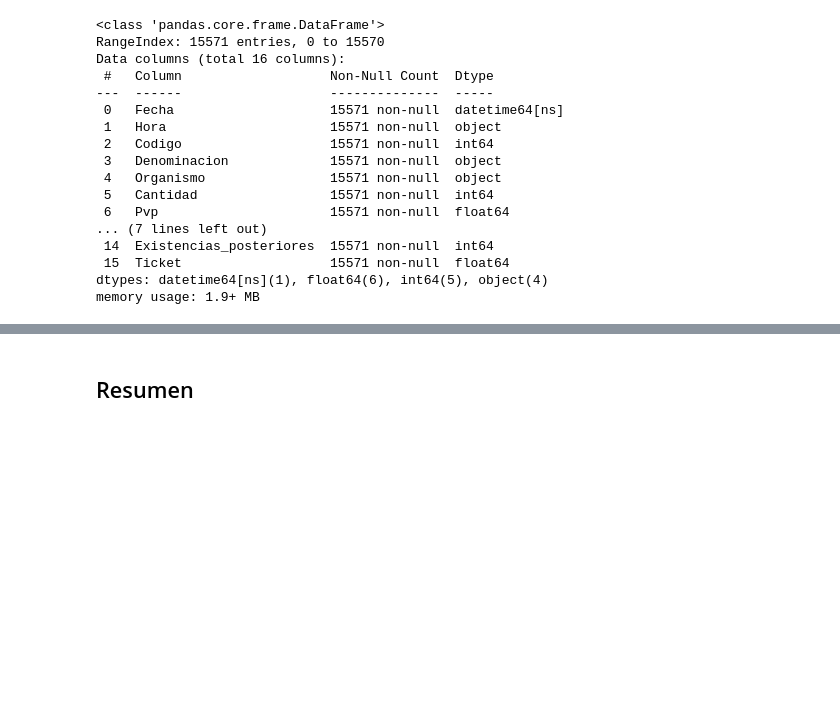
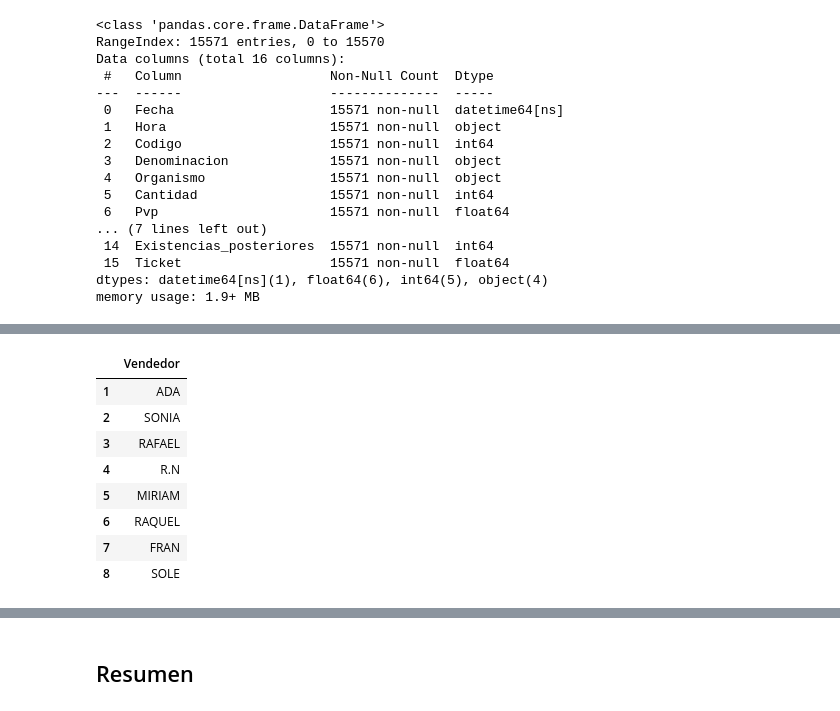
Before and after one commit to Blanca95/Final_proyect_SME_real_case, a Jupyter notebook: notebook/1_ETL.ipynb, the cells around one changed output, grey strips where cells are left out. Cells and saved outputs as stored; diff of their text form; code cells hidden in the pictures; blank space fills up the shorter version.

```diff
--- a/notebook/1_ETL.ipynb
+++ b/notebook/1_ETL.ipynb
@@ -217,0 +231,15 @@ AttributeError: module 'funciones' has no attribute 'limpiar_guardar_lineas_vent
+# %%
+empleados = empleados.drop_duplicates()
+empleados = empleados.reset_index(drop=True)
+empleados.index += 1
+empleados
+# %% [output]
+|  | Vendedor |
+| 1 | ADA |
+| 2 | SONIA |
+| 3 | RAFAEL |
+| 4 | R.N |
+| 5 | MIRIAM |
+| 6 | RAQUEL |
+| 7 | FRAN |
+| 8 | SOLE |
```
Also changed, not shown: parts of 25 cells of this notebook, 3 other files.
